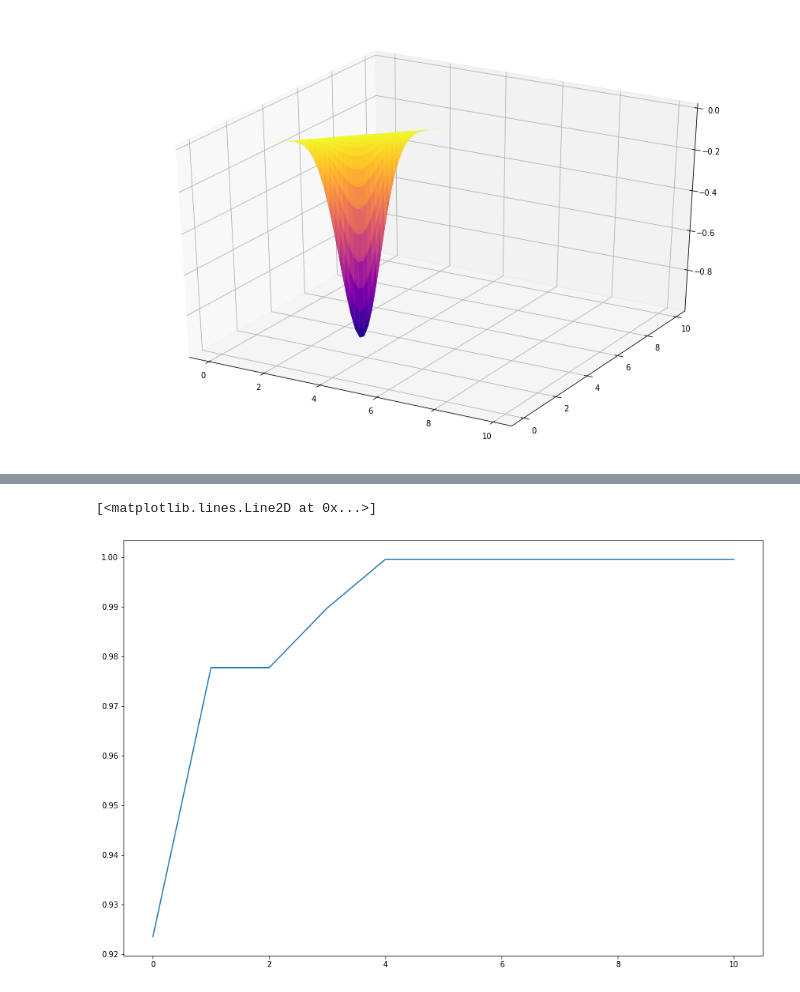
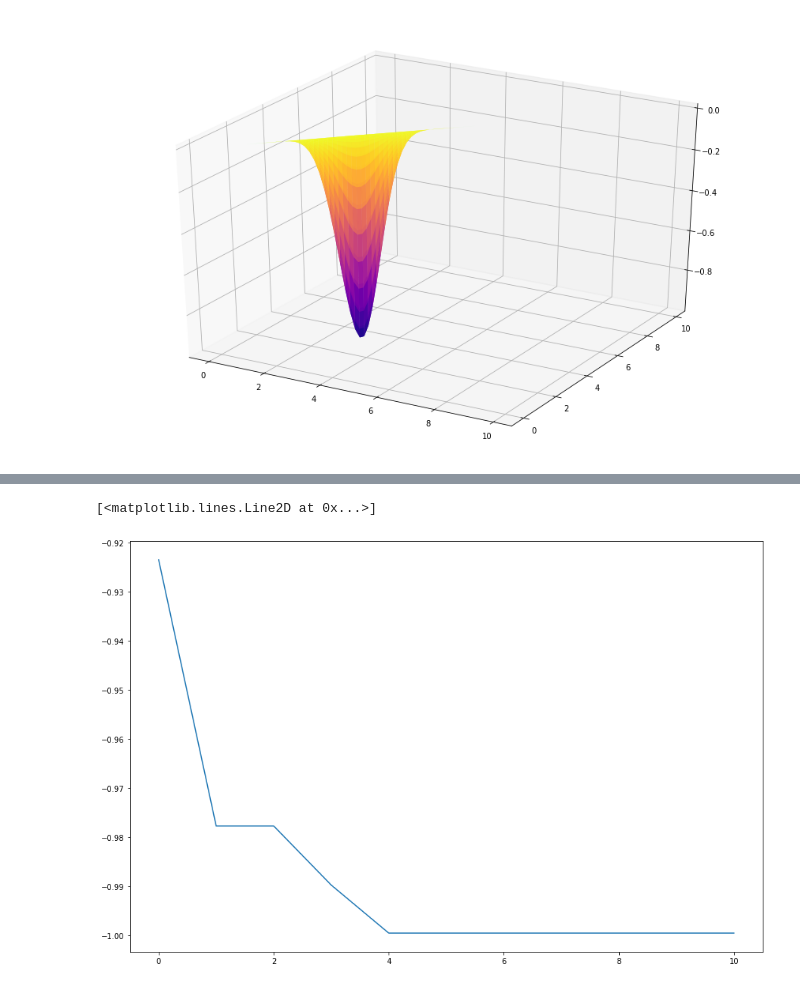
Before and after one commit to Shar170/Bat-Algorithm-Homework, a Jupyter notebook: Untitled.ipynb, the cells around one changed output, grey strips where cells are left out. Saved outputs shown, nothing was run; the diff lists cells and outputs as text; code cells hidden in the pictures.

```diff
--- a/Untitled.ipynb
+++ b/Untitled.ipynb
@@ -83,6 +76,6 @@ ba.proses_ba()
 # %%
 plt.figure(figsize=(15,10))
-plt.plot(np.abs(ba.history))
+plt.plot(ba.history)
 # %% [output]
 [<matplotlib.lines.Line2D at 0x...>]
-[figure, old version]
+[figure, new version]
```
Also changed, not shown: parts of 1 cell of this notebook, 1 other file.
